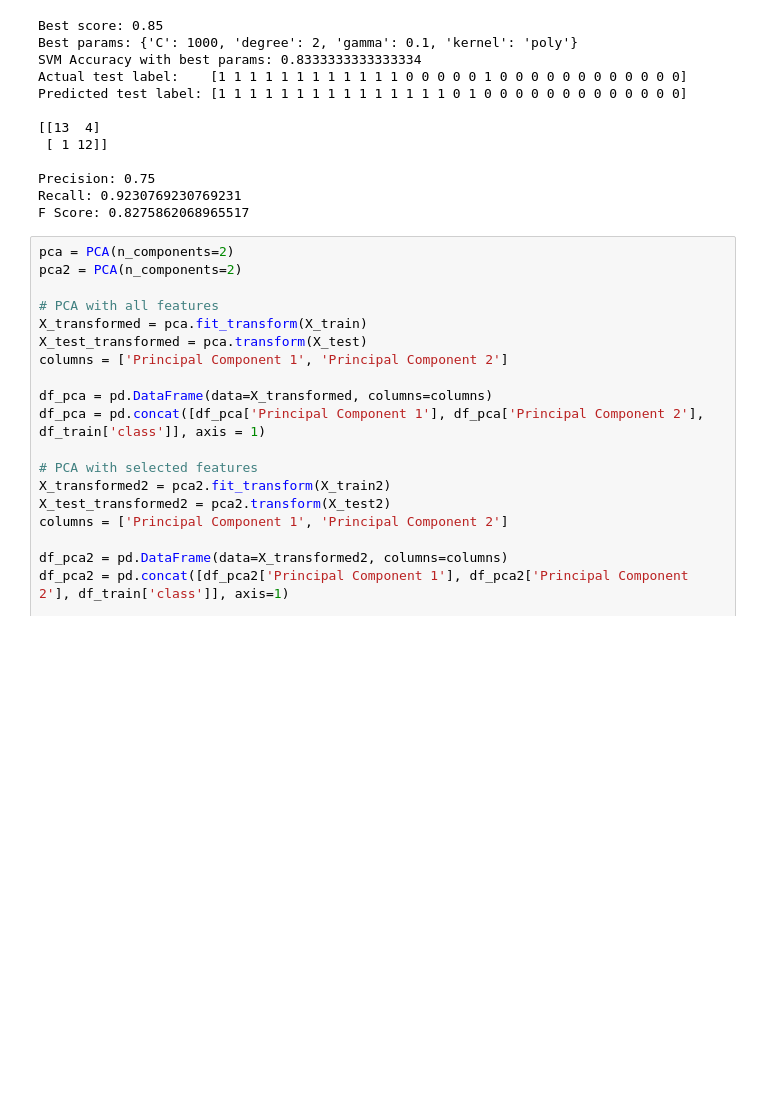
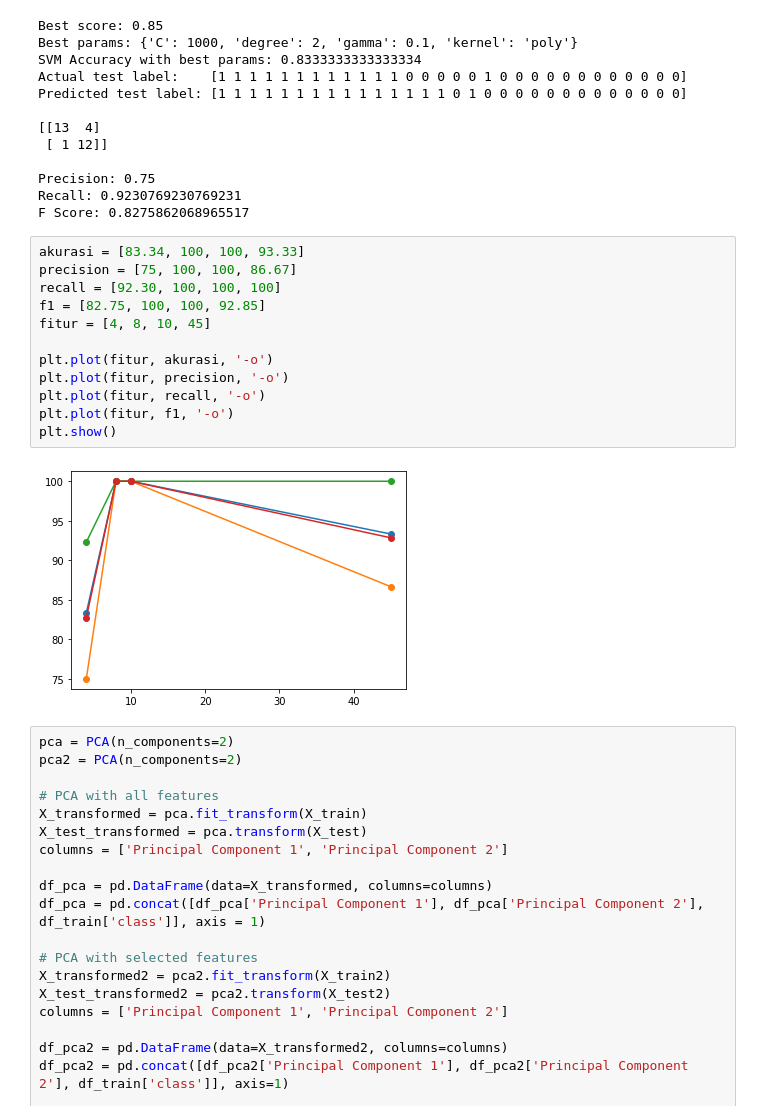
Before and after one commit to maarlf/vasp, a Jupyter notebook: notebooks/svm_classifier.ipynb, the cells around one changed output. Cells and saved outputs as stored; diff of their text form; blank space fills up the shorter version.

```diff
--- a/notebooks/svm_classifier.ipynb
+++ b/notebooks/svm_classifier.ipynb
@@ -208,6 +208,20 @@ Predicted test label: [1 1 1 1 1 1 1 1 1 1 1 1 1 1 1 0 1 0 0 0 0 0 0 0 0 0 0 0 0
 Precision: 0.75
 Recall: 0.9230769230769231
 F Score: 0.8275862068965517
+# %%
+akurasi = [83.34, 100, 100, 93.33]
+precision = [75, 100, 100, 86.67]
+recall = [92.30, 100, 100, 100]
+f1 = [82.75, 100, 100, 92.85]
+fitur = [4, 8, 10, 45]
+
+plt.plot(fitur, akurasi, '-o')
+plt.plot(fitur, precision, '-o')
+plt.plot(fitur, recall, '-o')
+plt.plot(fitur, f1, '-o')
+plt.show()
+# %% [output]
+[figure, added]
 # %%
 pca = PCA(n_components=2)
 pca2 = PCA(n_components=2)
```
Also changed, not shown: 2 other files.
